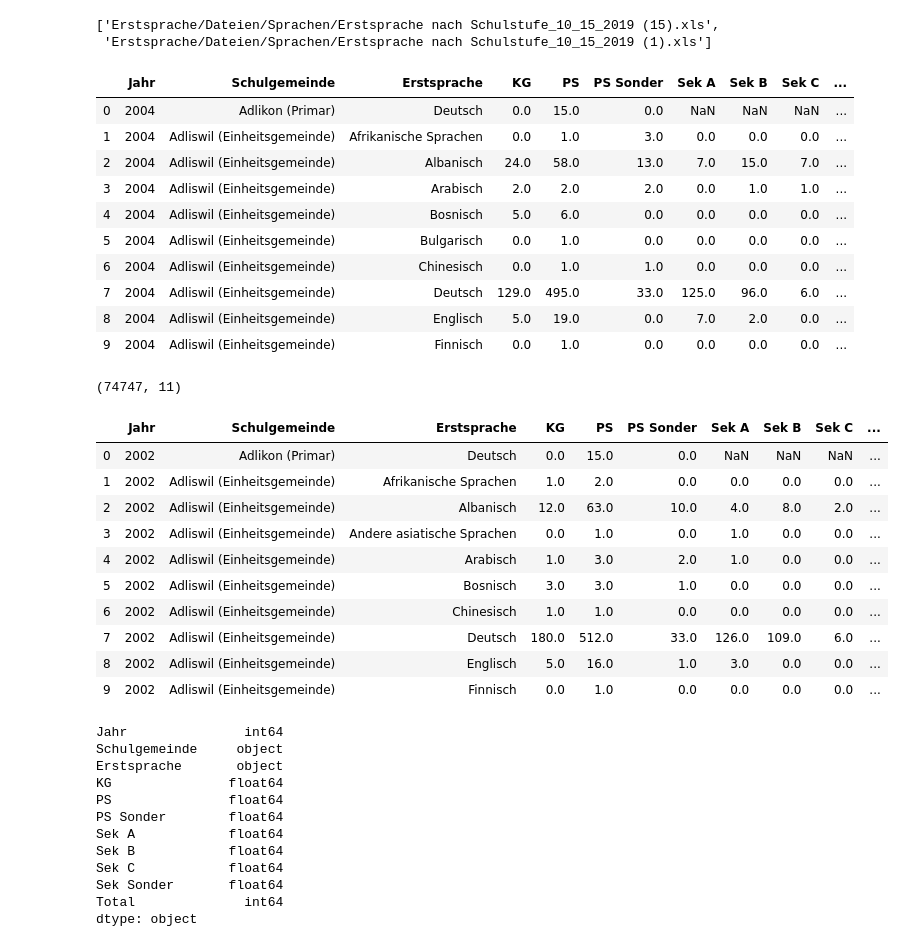
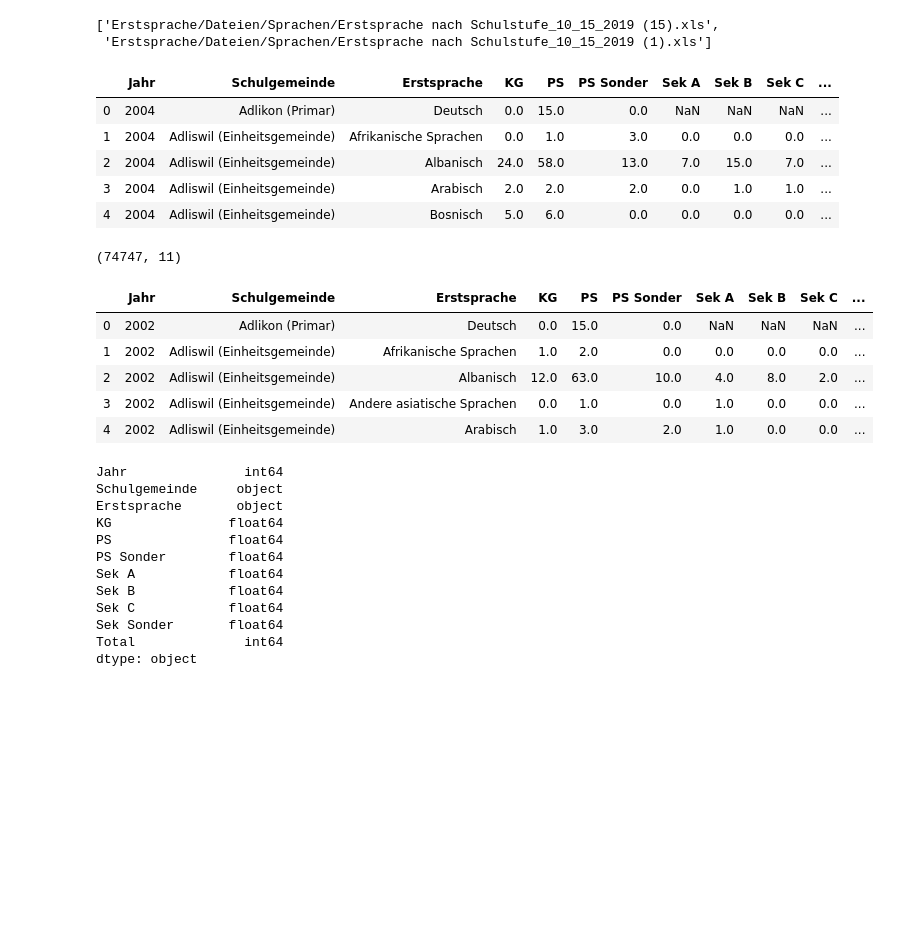
Before and after one commit to MartinSteinegger/cas-ddj, a Jupyter notebook: Projekte mst/Erstsprache nach Gemeinden_Neu.ipynb, the cells around one changed output. Drawn from its saved outputs; the diff is of its cells as text; code cells hidden in the pictures; blank space fills up the shorter version.

```diff
--- a/Projekte mst/Erstsprache nach Gemeinden_Neu.ipynb
+++ b/Projekte mst/Erstsprache nach Gemeinden_Neu.ipynb
@@ -39,17 +41,12 @@ dfs = []
 dfs = [pd.read_excel(filename, skiprows=[0,1,2,3]) for filename in filenames]
 # %%
 #test, resp. durch die einzelnen dataframes gehen
-dfs[4].head(10)
+dfs[4].head(5)
 # %% [output]
 |  | Jahr | Schulgemeinde | Erstsprache | KG | PS | PS Sonder | Sek A | Sek B | Sek C | ... |
 | 0 | 2004 | Adlikon (Primar) | Deutsch | 0.0 | 15.0 | 0.0 | NaN | NaN | NaN | ... |
 | 1 | 2004 | Adliswil (Einheitsgemeinde) | Afrikanische Sprachen | 0.0 | 1.0 | 3.0 | 0.0 | 0.0 | 0.0 | ... |
 | 2 | 2004 | Adliswil (Einheitsgemeinde) | Albanisch | 24.0 | 58.0 | 13.0 | 7.0 | 15.0 | 7.0 | ... |
 | 3 | 2004 | Adliswil (Einheitsgemeinde) | Arabisch | 2.0 | 2.0 | 2.0 | 0.0 | 1.0 | 1.0 | ... |
 | 4 | 2004 | Adliswil (Einheitsgemeinde) | Bosnisch | 5.0 | 6.0 | 0.0 | 0.0 | 0.0 | 0.0 | ... |
-| 5 | 2004 | Adliswil (Einheitsgemeinde) | Bulgarisch | 0.0 | 1.0 | 0.0 | 0.0 | 0.0 | 0.0 | ... |
-| 6 | 2004 | Adliswil (Einheitsgemeinde) | Chinesisch | 0.0 | 1.0 | 1.0 | 0.0 | 0.0 | 0.0 | ... |
-| 7 | 2004 | Adliswil (Einheitsgemeinde) | Deutsch | 129.0 | 495.0 | 33.0 | 125.0 | 96.0 | 6.0 | ... |
-| 8 | 2004 | Adliswil (Einheitsgemeinde) | Englisch | 5.0 | 19.0 | 0.0 | 7.0 | 2.0 | 0.0 | ... |
-| 9 | 2004 | Adliswil (Einheitsgemeinde) | Finnisch | 0.0 | 1.0 | 0.0 | 0.0 | 0.0 | 0.0 | ... |
 # %%
@@ -60,7 +57,7 @@ df_all.shape
 # %% [output]
 (74747, 11)
 # %%
-df_all.head(10)
+df_all.head(5)
 # %% [output]
 |  | Jahr | Schulgemeinde | Erstsprache | KG | PS | PS Sonder | Sek A | Sek B | Sek C | ... |
 | 0 | 2002 | Adlikon (Primar) | Deutsch | 0.0 | 15.0 | 0.0 | NaN | NaN | NaN | ... |
@@ -68,11 +65,6 @@ df_all.head(10)
 | 2 | 2002 | Adliswil (Einheitsgemeinde) | Albanisch | 12.0 | 63.0 | 10.0 | 4.0 | 8.0 | 2.0 | ... |
 | 3 | 2002 | Adliswil (Einheitsgemeinde) | Andere asiatische Sprachen | 0.0 | 1.0 | 0.0 | 1.0 | 0.0 | 0.0 | ... |
 | 4 | 2002 | Adliswil (Einheitsgemeinde) | Arabisch | 1.0 | 3.0 | 2.0 | 1.0 | 0.0 | 0.0 | ... |
-| 5 | 2002 | Adliswil (Einheitsgemeinde) | Bosnisch | 3.0 | 3.0 | 1.0 | 0.0 | 0.0 | 0.0 | ... |
-| 6 | 2002 | Adliswil (Einheitsgemeinde) | Chinesisch | 1.0 | 1.0 | 0.0 | 0.0 | 0.0 | 0.0 | ... |
-| 7 | 2002 | Adliswil (Einheitsgemeinde) | Deutsch | 180.0 | 512.0 | 33.0 | 126.0 | 109.0 | 6.0 | ... |
-| 8 | 2002 | Adliswil (Einheitsgemeinde) | Englisch | 5.0 | 16.0 | 1.0 | 3.0 | 0.0 | 0.0 | ... |
-| 9 | 2002 | Adliswil (Einheitsgemeinde) | Finnisch | 0.0 | 1.0 | 0.0 | 0.0 | 0.0 | 0.0 | ... |
 # %%
 df_all.dtypes
 # %% [output]
```
Also changed, not shown: parts of 59 cells of this notebook, 8 other files.
